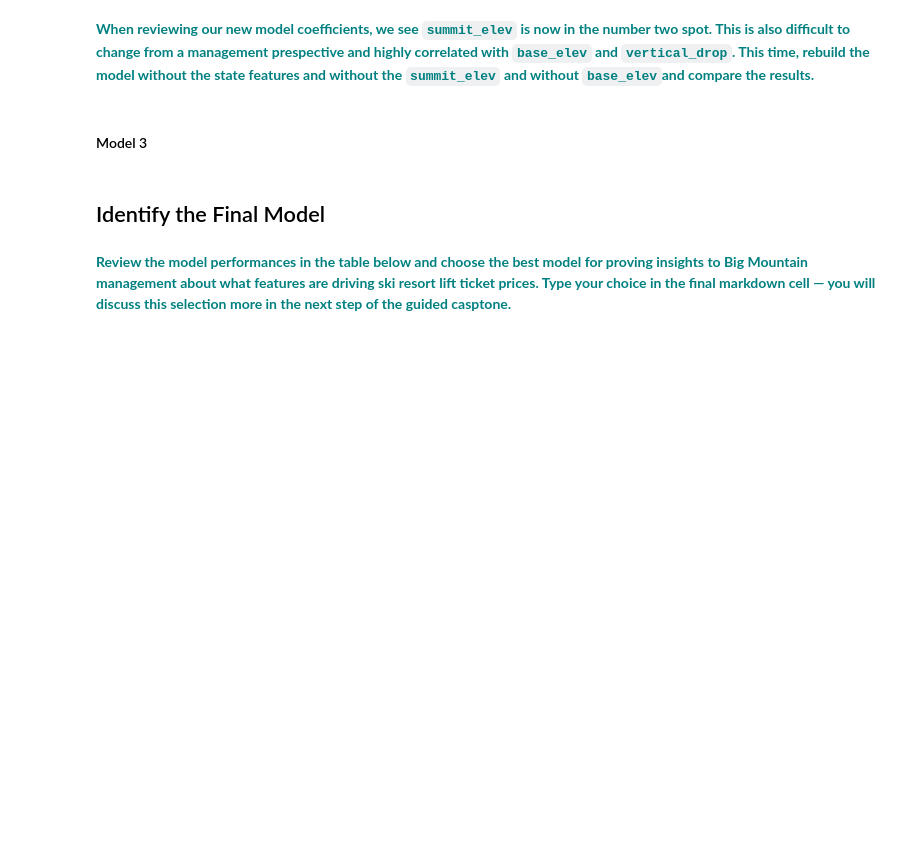
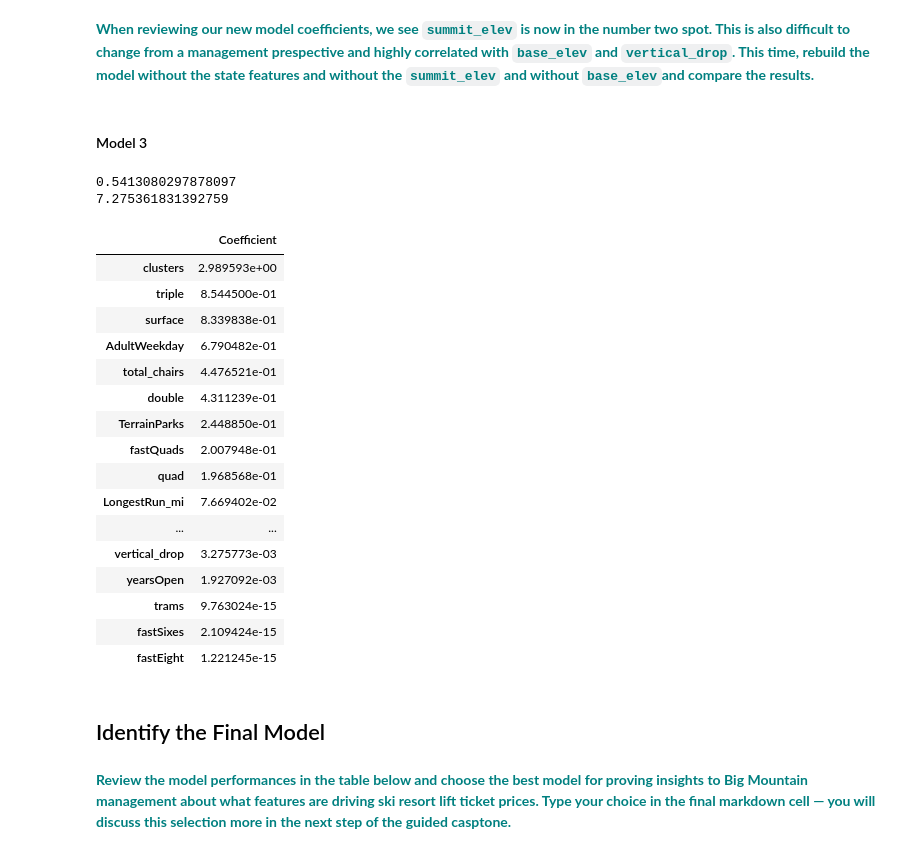
Before and after one commit to omkar22k/Springboard, a Jupyter notebook: Guided Capstone/Notebook_stepfourandfive.ipynb, the cells around one changed output. Saved outputs shown, nothing was run; the diff lists cells and outputs as text; code cells hidden in the pictures; blank space fills up the shorter version.

```diff
--- a/Guided Capstone/Notebook_stepfourandfive.ipynb
+++ b/Guided Capstone/Notebook_stepfourandfive.ipynb
@@ -175,3 +308,45 @@ Hint: Try to construct another model using exactly the steps we followed above.
+# %%
+#all second model set
+from sklearn import linear_model
+from sklearn.metrics import explained_variance_score,mean_absolute_error
+lm = linear_model.LinearRegression()
+model_3 = lm.fit(X_train,y_train)
+
+# Make a variable called y_pred and assign it the result of calling predict() on our model variable with parameter X_test
+y_pred = model_3.predict(X_test)
+
+from sklearn.metrics import explained_variance_score,mean_absolute_error
+from math import sqrt
+exp_var_score = explained_variance_score(y_test,y_pred)
+mae = mean_absolute_error(y_test,y_pred)
+
+print(exp_var_score)
+print(mae)
+# %% [output]
+0.5413080297878097
+7.275361831392759
+# %%
+# You might want to make a pandas DataFrame displaying the coefficients for each state like so:
+coeff_3 = pd.DataFrame(abs(model_3.coef_), X.columns, columns=['Coefficient']).sort_values(by='Coefficient',ascending = False)
+coeff_3
+# %% [output]
+|  | Coefficient |
+| clusters | 2.989593e+00 |
+| triple | 8.544500e-01 |
+| surface | 8.339838e-01 |
+| AdultWeekday | 6.790482e-01 |
+| total_chairs | 4.476521e-01 |
+| double | 4.311239e-01 |
+| TerrainParks | 2.448850e-01 |
+| fastQuads | 2.007948e-01 |
+| quad | 1.968568e-01 |
+| LongestRun_mi | 7.669402e-02 |
+| ... | ... |
+| vertical_drop | 3.275773e-03 |
+| yearsOpen | 1.927092e-03 |
+| trams | 9.763024e-15 |
+| fastSixes | 2.109424e-15 |
+| fastEight | 1.221245e-15 |
 # %% [markdown]
 ## Identify the Final Model
 # %% [markdown]
```
Also changed, not shown: parts of 10 cells of this notebook.
